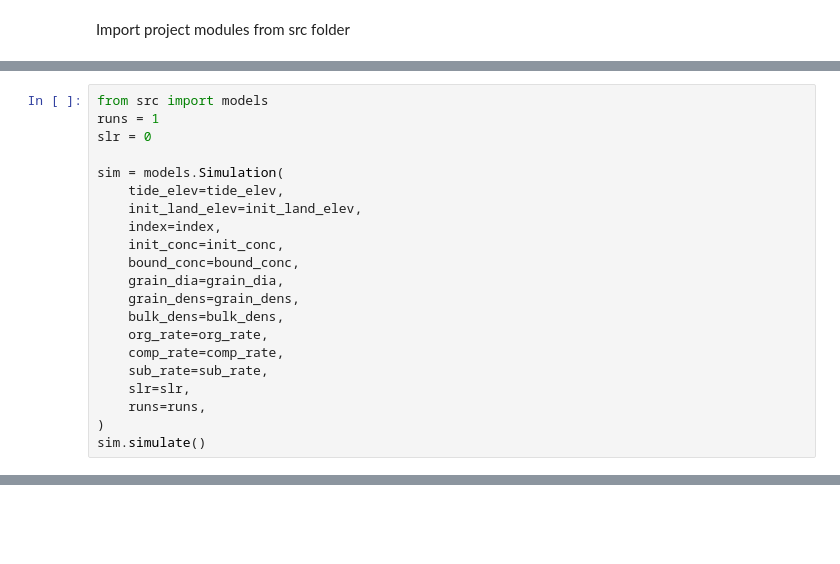
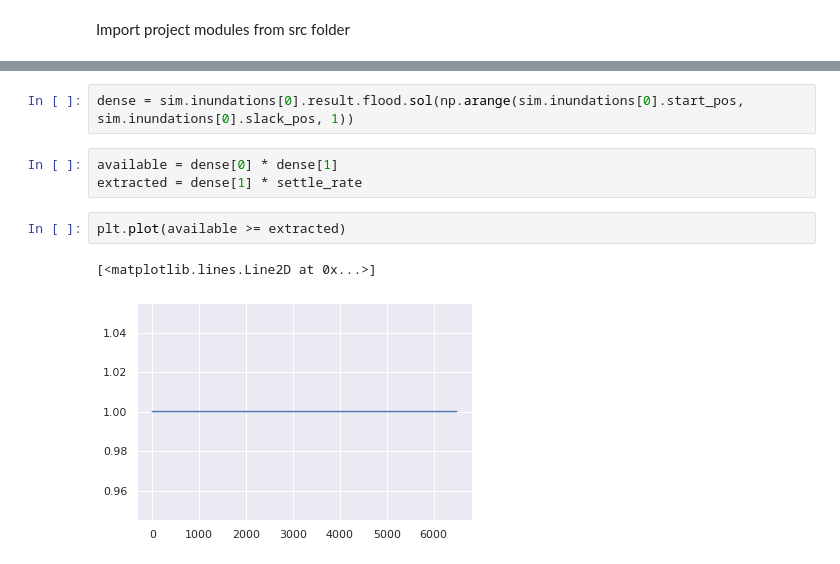
Before and after one commit to christasich/tidal_flat_0d, a Jupyter notebook: notebooks/6-cmt-sediment-model-OOP-rework.ipynb, the cells around one changed output, grey strips where cells are left out. Saved outputs shown, nothing was run; the diff lists cells and outputs as text; blank space fills up the shorter version.

```diff
--- a/notebooks/6-cmt-sediment-model-OOP-rework.ipynb
+++ b/notebooks/6-cmt-sediment-model-OOP-rework.ipynb
@@ -48,21 +98,0 @@ runs = 1
-# %%
-from src import models
-runs = 1
-slr = 0
-
-sim = models.Simulation(
-    tide_elev=tide_elev,
-    init_land_elev=init_land_elev,
-    index=index,
-    init_conc=init_conc,
-    bound_conc=bound_conc,
-    grain_dia=grain_dia,
-    grain_dens=grain_dens,
-    bulk_dens=bulk_dens,
-    org_rate=org_rate,
-    comp_rate=comp_rate,
-    sub_rate=sub_rate,
-    slr=slr,
-    runs=runs,
-)
-sim.simulate()
@@ -126,0 +121,10 @@ init_land_elev = inundation.init_land_elev
+# %%
+dense = sim.inundations[0].result.flood.sol(np.arange(sim.inundations[0].start_pos, sim.inundations[0].slack_pos, 1))
+# %%
+available = dense[0] * dense[1]
+extracted = dense[1] * settle_rate
+# %%
+plt.plot(available >= extracted)
+# %% [output]
+[<matplotlib.lines.Line2D at 0x...>]
+[figure, added]
```
Also changed, not shown: parts of 20 cells of this notebook, 3 other files.
